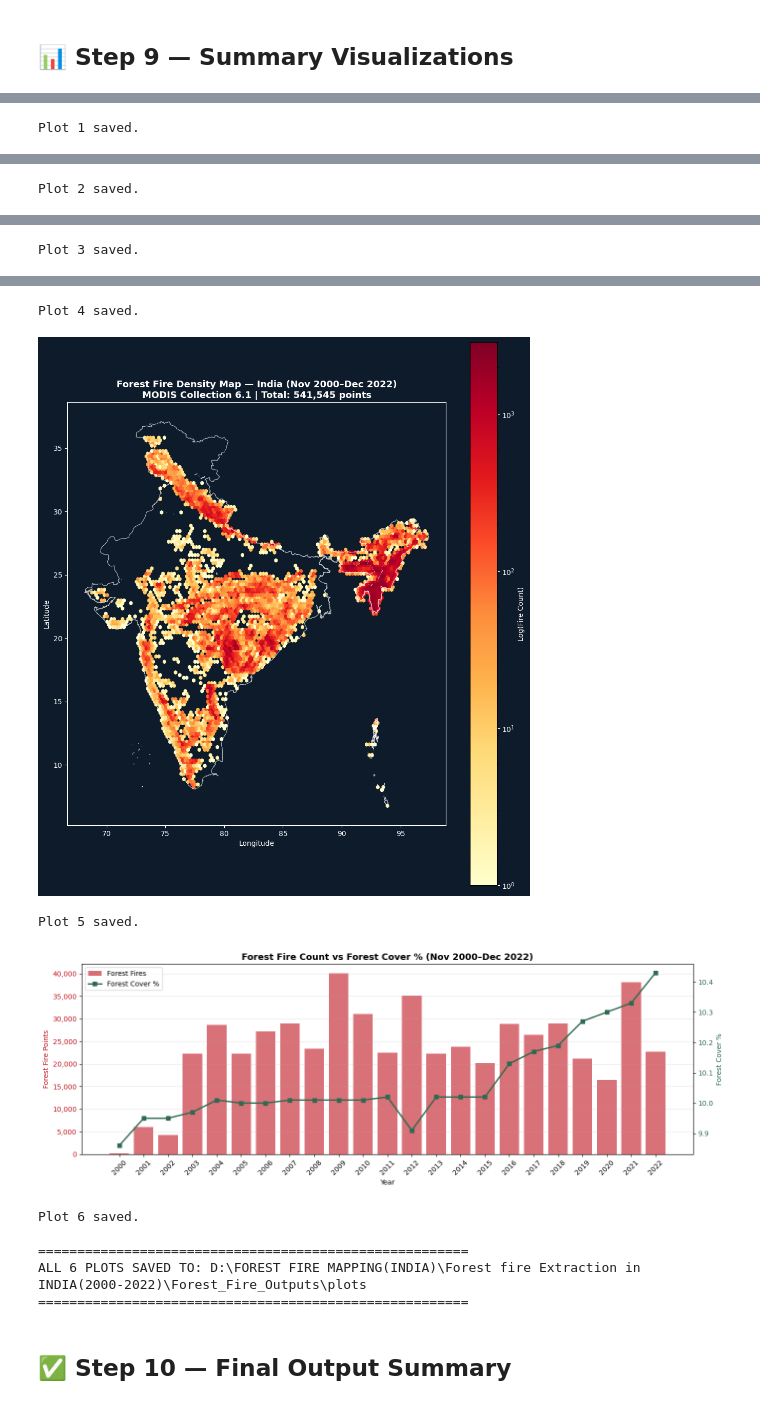
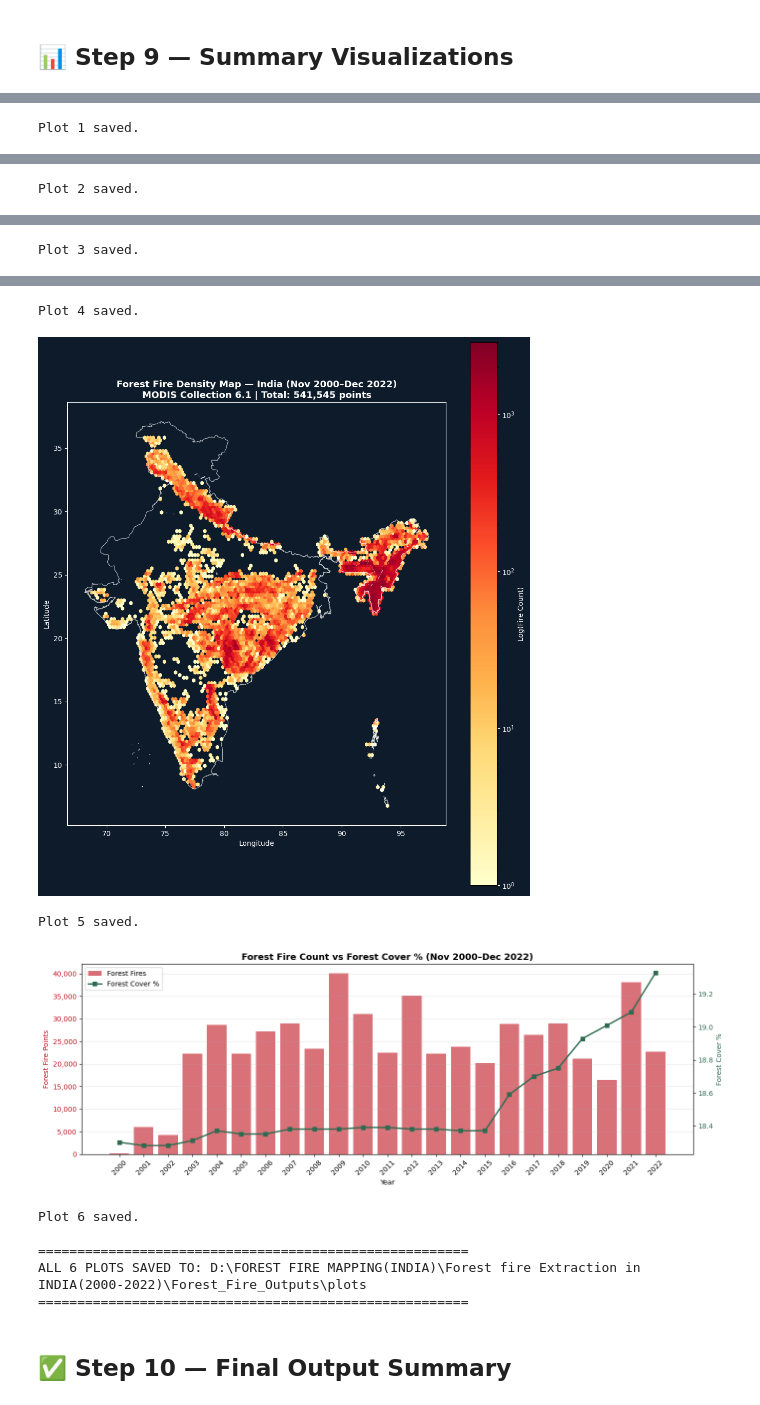
Before and after one commit to rawan230/Forest-Fire-Points-Extraction-in-India-2000-2022-, a Jupyter notebook: FOREST_FIRE_POINTS_EXTRACTION(INDIA).ipynb, the cells around one changed output, grey strips where cells are left out. Drawn from its saved outputs; the diff is of its cells as text; code cells hidden in the pictures.

```diff
--- a/FOREST_FIRE_POINTS_EXTRACTION(INDIA).ipynb
+++ b/FOREST_FIRE_POINTS_EXTRACTION(INDIA).ipynb
@@ -508,7 +531,7 @@ for year in tqdm(range(START_YEAR, END_YEAR + 1), desc="Years"):
         continue
 
     try:
-        ff_yr, forest_pct = extract_forest_fires(fire_yr, nc_path, FOREST_CODES)
+        ff_yr, forest_pct, forest_pct_india = extract_forest_fires(fire_yr, nc_path, FOREST_CODES)
     except Exception as e:
         print(f"  {year}: ERROR -> {e}")
         continue
@@ -531,11 +554,12 @@ for year in tqdm(range(START_YEAR, END_YEAR + 1), desc="Years"):
         "total_fire_points": len(fire_yr),
         "forest_fire_points": len(ff_yr),
         "forest_fire_pct"  : round(100 * len(ff_yr) / max(1, len(fire_yr)), 2),
-        "forest_cover_pct" : round(forest_pct, 2),
+        "forest_cover_pct_download_rectangle": round(forest_pct, 2),
+        "forest_cover_pct_india": round(forest_pct_india, 2),
     })
 
     print(f"  {year}: total={len(fire_yr):6,} | forest={len(ff_yr):6,} "
-          f"({100*len(ff_yr)/max(1,len(fire_yr)):.1f}%) | cover={forest_pct:.1f}%")
+          f"({100*len(ff_yr)/max(1,len(fire_yr)):.1f}%) | forest cover India={forest_pct_india:.1f}% (rectangle {forest_pct:.1f}%)")
 
 elapsed = time.time() - t0
 
@@ -571,0 +601,14 @@ Starting extraction (GPU: NVIDIA RTX PRO 4500 Blackwell)
+# %%
+qa = dict(
+    confidence_lt30=int((all_ff["confidence"] < 30).sum()),
+    confidence_lt30_pct=round(100 * float((all_ff["confidence"] < 30).mean()), 2),
+    type_counts={int(k): int(v) for k, v in all_ff["type"].value_counts().items()},
+    type_nonzero_pct=round(100 * float((all_ff["type"] != 0).mean()), 2),
+    satellite={str(k): int(v) for k, v in all_ff["satellite"].value_counts().items()},
+    daynight={str(k): int(v) for k, v in all_ff["daynight"].value_counts().items()},
+)
+import json
+with open(os.path.join(OUTPUT_DIR, "firms_quality_summary.json"), "w") as fh:
+    json.dump(qa, fh, indent=1)
+for k, v in qa.items():
+    print(f"   {k:22s}: {v}")
@@ -673,37 +723,37 @@ plt.show(); print("Plot 5 saved.")
 fig, ax1 = plt.subplots(figsize=(14, 5))
 ax2 = ax1.twinx()
 ax1.bar(summary_df["year"], summary_df["forest_fire_points"], color="#c1121f", alpha=0.6, label="Forest Fires")
-ax2.plot(summary_df["year"], summary_df["forest_cover_pct"], "s-", color="#2d6a4f",
+ax2.plot(summary_df["year"], summary_df["forest_cover_pct_india"], "s-", color="#2d6a4f",
          linewidth=2, markersize=6, label="Forest Cover %")
 ax1.set_xlabel("Year"); ax1.set_ylabel("Forest Fire Points", color="#c1121f")
 ax2.set_ylabel("Forest Cover %", color="#2d6a4f")
 ax1.tick_params(axis="y", labelcolor="#c1121f"); ax2.tick_params(axis="y", labelcolor="#2d6a4f")
 ax1.set_xticks(summary_df["year"]); ax1.tick_params(axis="x", rotation=45)
 ax1.yaxis.set_major_formatter(fmt_k)
 ax1.set_title(f"Forest Fire Count vs Forest Cover % ({period_label})", fontsize=13, fontweight="bold")
 lines1, labels1 = ax1.get_legend_handles_labels()
 lines2, labels2 = ax2.get_legend_handles_labels()
 ax1.legend(lines1 + lines2, labels1 + labels2, loc="upper left", fontsize=10)
 ax1.grid(axis="y", alpha=0.3)
 plt.tight_layout()
 plt.savefig(os.path.join(plots_dir, "06_fire_vs_forest_cover.png"), dpi=150, bbox_inches="tight")
 plt.show(); print("Plot 6 saved.")
 
 print("\n" + "="*55)
 print("ALL 6 PLOTS SAVED TO:", plots_dir)
 print("="*55)
 # %% [output]
 [figure]
 Plot 1 saved.
 [figure]
 Plot 2 saved.
 [figure]
 Plot 3 saved.
 [figure]
 Plot 4 saved.
 [figure]
 Plot 5 saved.
-[figure, old version]
+[figure, new version]
 Plot 6 saved.
 
 =======================================================
```
Also changed, not shown: parts of 5 cells of this notebook, 5 other files.
